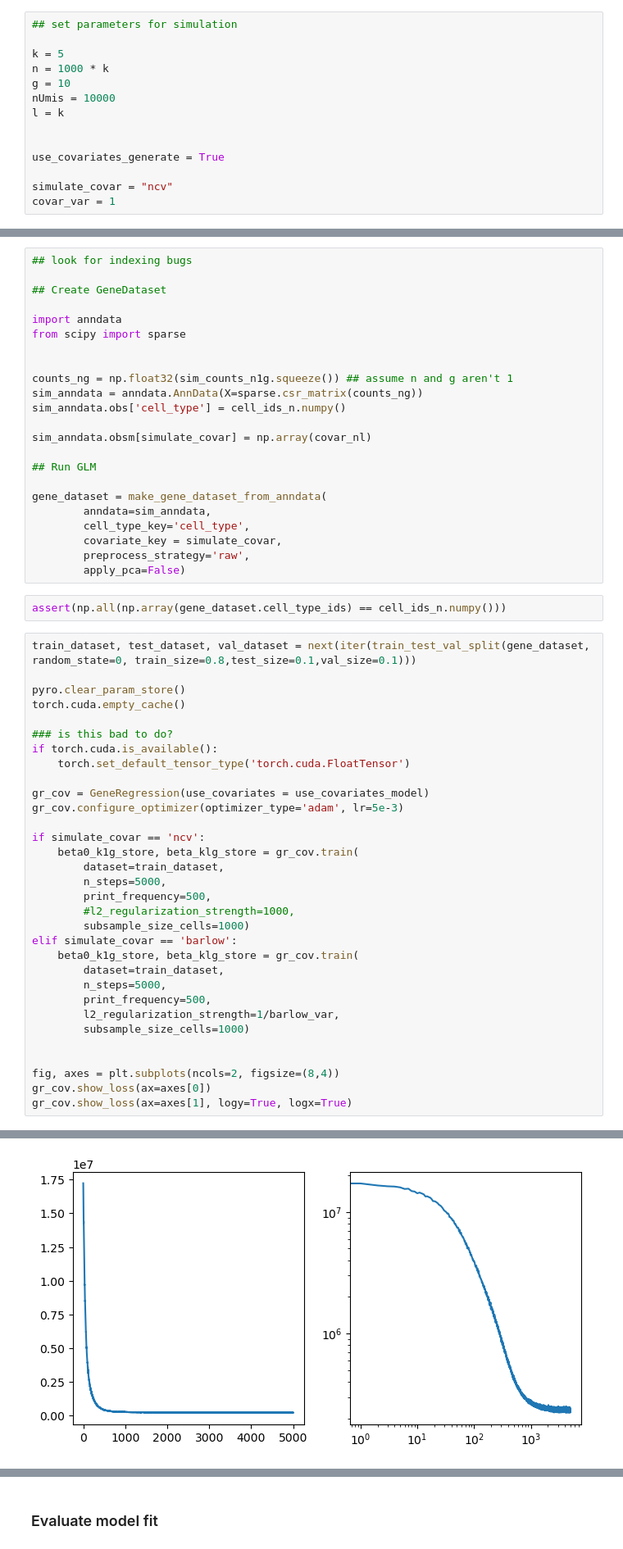
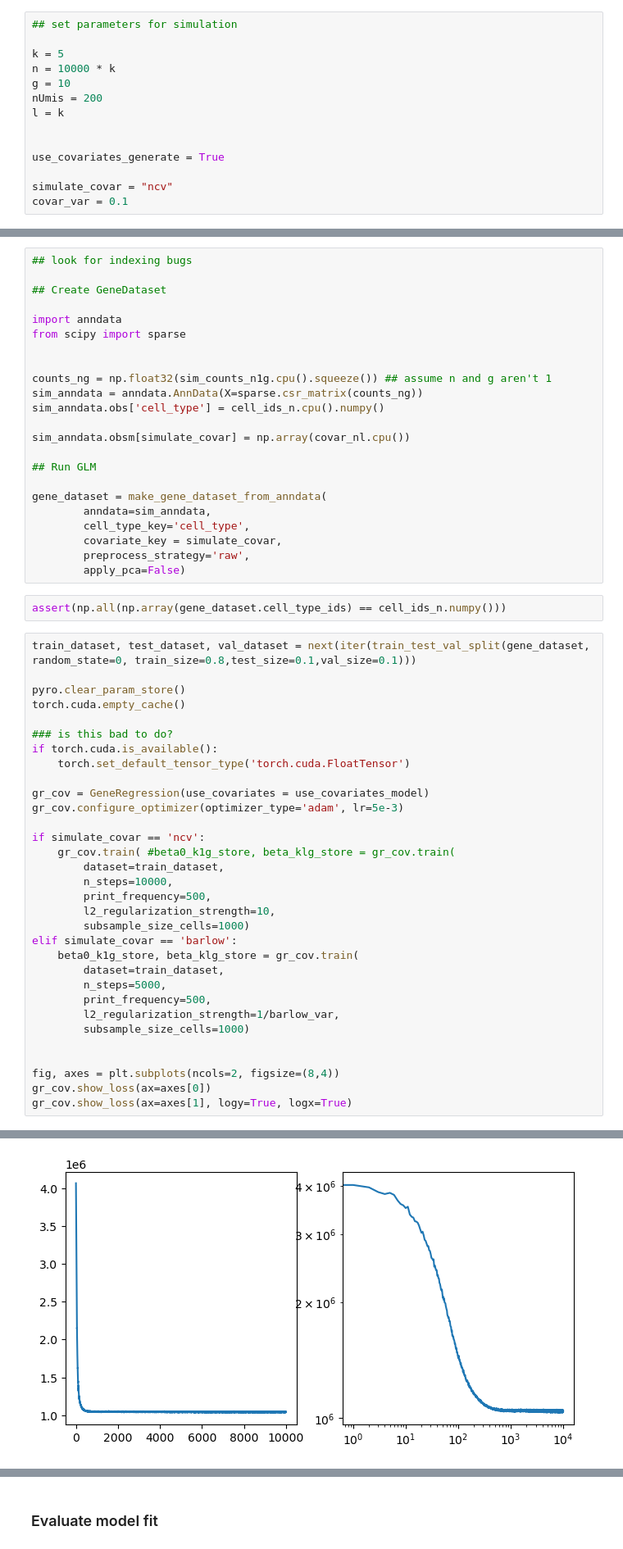
Before and after one commit to skambha6/tissue_purifier_sk, a Jupyter notebook: src/tissue_purifier/genex/pyro_simulations_from_scratch.ipynb, the cells around one changed output, grey strips where cells are left out. Shown: that part at 82% size. Saved outputs shown, nothing was run; the diff lists cells and outputs as text.

```diff
--- a/src/tissue_purifier/genex/pyro_simulations_from_scratch.ipynb
+++ b/src/tissue_purifier/genex/pyro_simulations_from_scratch.ipynb
@@ -38,16 +38,16 @@ from torch.distributions.poisson import Poisson
 ## set parameters for simulation
 
 k = 5
-n = 1000 * k
+n = 10000 * k
 g = 10
-nUmis = 10000
+nUmis = 200
 l = k
 
 
 use_covariates_generate = True
 
 simulate_covar = "ncv"
-covar_var = 1
+covar_var = 0.1
 # %%
 ## simulate fake ncv/covariate counts
 
@@ -173,11 +192,11 @@ import anndata
 from scipy import sparse
 
 
-counts_ng = np.float32(sim_counts_n1g.squeeze()) ## assume n and g aren't 1
+counts_ng = np.float32(sim_counts_n1g.cpu().squeeze()) ## assume n and g aren't 1
 sim_anndata = anndata.AnnData(X=sparse.csr_matrix(counts_ng))
-sim_anndata.obs['cell_type'] = cell_ids_n.numpy()
+sim_anndata.obs['cell_type'] = cell_ids_n.cpu().numpy()
 
-sim_anndata.obsm[simulate_covar] = np.array(covar_nl)
+sim_anndata.obsm[simulate_covar] = np.array(covar_nl.cpu())
 
 ## Run GLM
 
@@ -203,11 +222,11 @@ gr_cov = GeneRegression(use_covariates = use_covariates_model)
 gr_cov.configure_optimizer(optimizer_type='adam', lr=5e-3)
 
 if simulate_covar == 'ncv':
-    beta0_k1g_store, beta_klg_store = gr_cov.train(
+    gr_cov.train( #beta0_k1g_store, beta_klg_store = gr_cov.train(
         dataset=train_dataset,
-        n_steps=5000,
+        n_steps=10000,
         print_frequency=500,
-        #l2_regularization_strength=1000,
+        l2_regularization_strength=10,
         subsample_size_cells=1000)
 elif simulate_covar == 'barlow':
     beta0_k1g_store, beta_klg_store = gr_cov.train(
@@ -237 +261 @@ Training completed in 25.981741905212402 seconds
-[figure, old version]
+[figure, new version]
```
Also changed, not shown: parts of 22 cells of this notebook, 2 other files.
